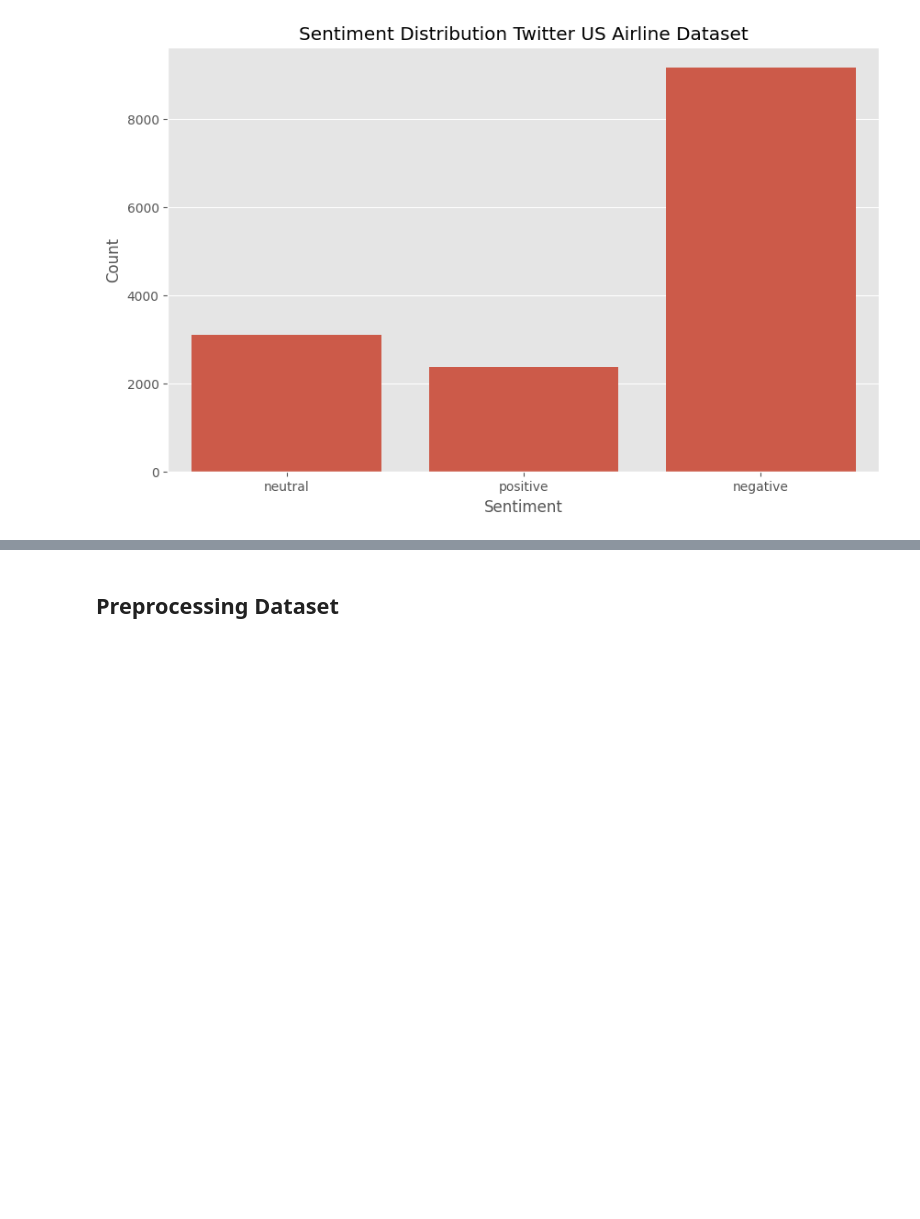
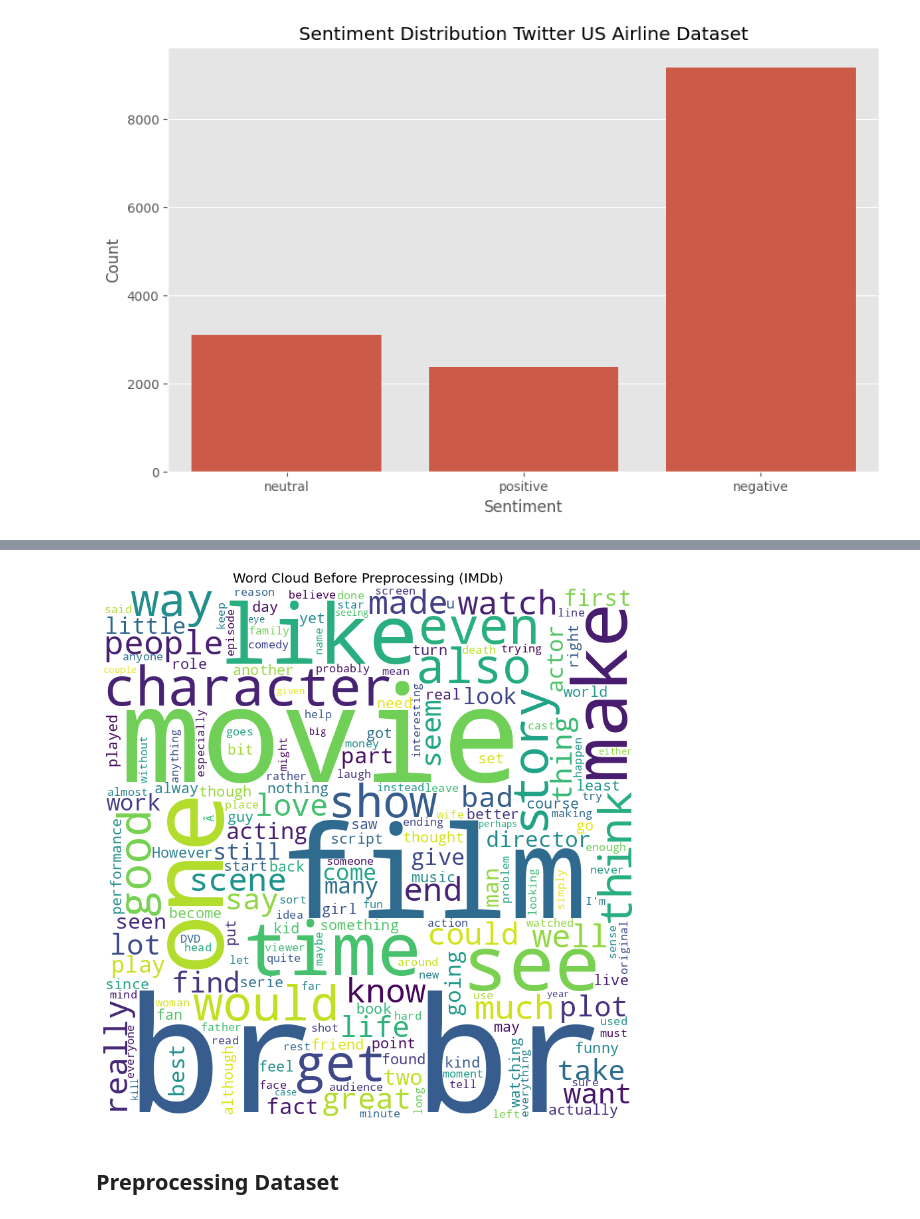
Before and after one commit to OziomaEunice/Sentiment_GPT, a Jupyter notebook: SVM_SentimentAnalysis.ipynb, the cells around one changed output, grey strips where cells are left out. Saved outputs shown, nothing was run; the diff lists cells and outputs as text; code cells hidden in the pictures; blank space fills up the shorter version.

```diff
--- a/SVM_SentimentAnalysis.ipynb
+++ b/SVM_SentimentAnalysis.ipynb
@@ -175,3 +217,8 @@ plt.show()
+# %%
+# Visualize word cloud before preprocessing for IMDb dataset
+generate_wordcloud(' '.join(df2['review'].values), 'Word Cloud Before Preprocessing (IMDb)')
+# %% [output]
+[figure, added]
 # %% [markdown]
 ## **Preprocessing Dataset**
 # %% [markdown]
```
Also changed, not shown: parts of 26 cells of this notebook.
